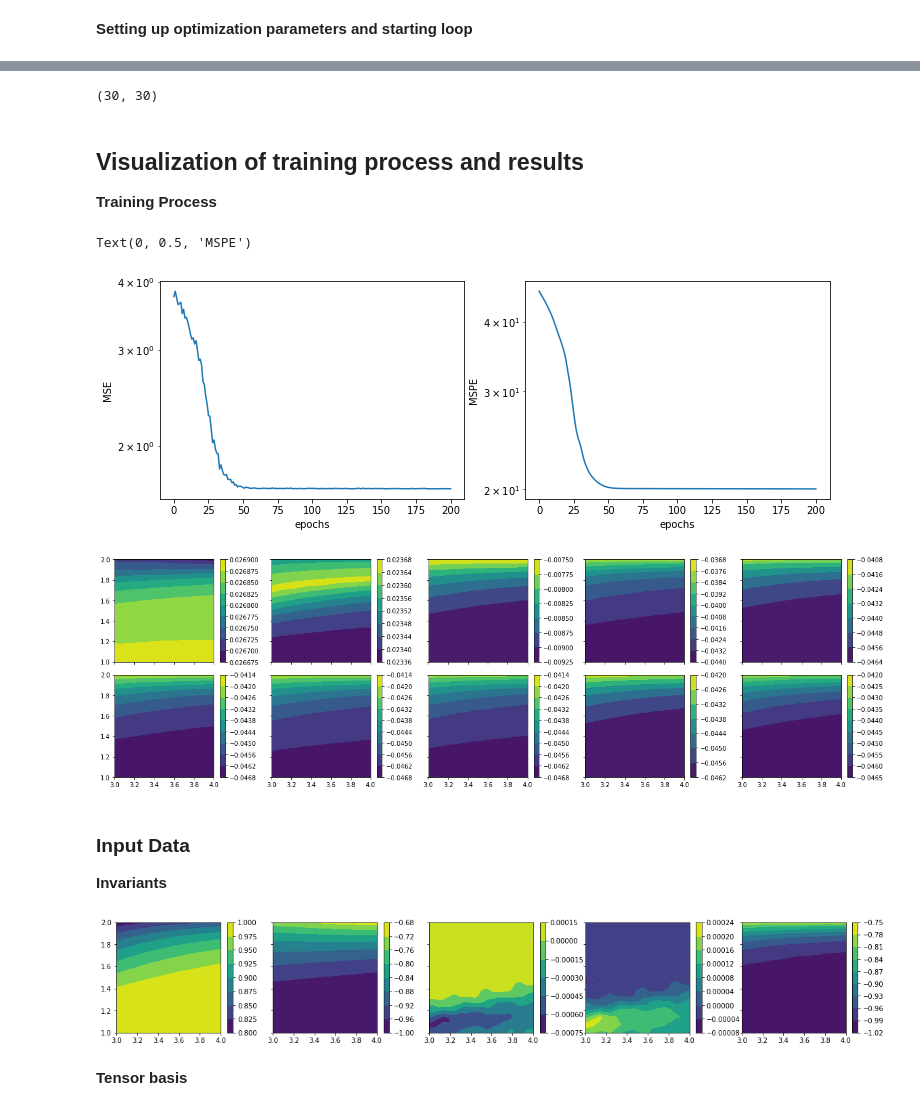
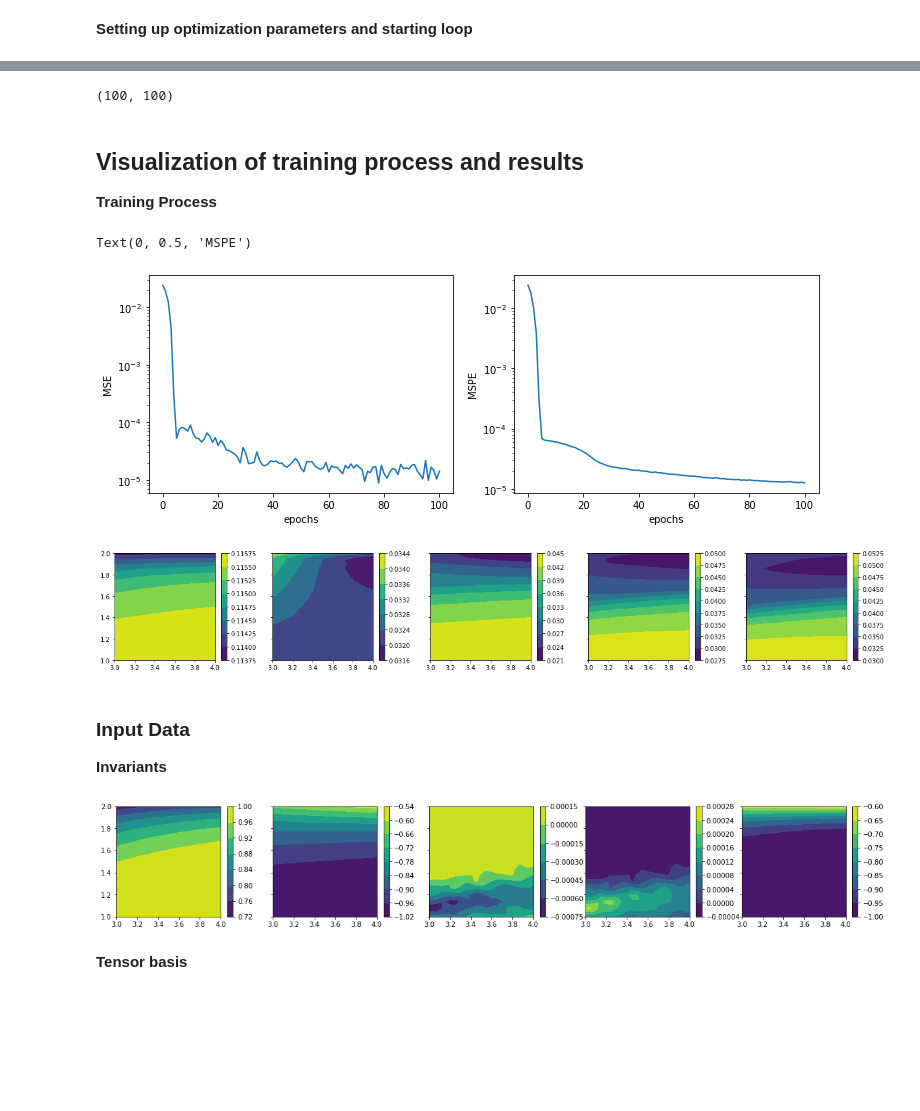
Before and after one commit to leonrccs/data_driven_rans, a Jupyter notebook: notebooks/neural_network_trial.ipynb, the cells around one changed output, grey strips where cells are left out. Cells and saved outputs as stored; diff of their text form; code cells hidden in the pictures; blank space fills up the shorter version.

```diff
--- a/notebooks/neural_network_trial.ipynb
+++ b/notebooks/neural_network_trial.ipynb
@@ -219,7 +219,7 @@ class TBNN(torch.nn.Module):
 # %%
 # create model instance
 model = TBNN(D_in, H, D_out).double()
-loss_fn = torch.nn.MSELoss(reduction='sum')
+loss_fn = torch.nn.MSELoss()  # reduction='sum')
 
 # reshape b tensor in case of own NN
 b = b.flatten(1) #.float()
@@ -227,7 +227,7 @@ b.requires_grad = False
 
 # split data into training and test data. set random_state to ensure getting same dataset for debugging
 inv_train, inv_val, T_train, T_val, b_train, b_val = train_test_split(inv_scaled, T, b,
-                                                                         test_size=240, random_state=42)
+                                                                         test_size=240, random_state=41)
 inv_train.requires_grad=True
 
 ## L2 regularization
@@ -249,7 +249,7 @@ learning_rate = 5e-6
 optimizer = torch.optim.Adam(model.parameters(), lr=learning_rate) # model / model.parameters() NN.turb_nn.parameters()
 # niters = 10000 # int(100/learning_rate)
 batchsize = 20
-nepochs = 200
+nepochs = 100
 # %%
 # better implementation of mini batching with disjoint mini batches
 
@@ -326,9 +321,9 @@ Epoch: 180, Training loss: 1.672171, Validation loss 20.045726
 # %%
 # save G for later usage
 # torch.save(G, 'tensor_data/G_10000_1e-5_tanh.th')
-G.detach().numpy()[1,:,0].reshape(30,30).shape
+G.detach().numpy()[1,:,0].reshape(100,100).shape
 # %% [output]
-(30, 30)
+(100, 100)
 # %% [markdown]
 ## Visualization of training process and results
 
@@ -346,19 +341,19 @@ ax[1].set_xlabel(r'epochs')
 ax[1].set_ylabel(r'MSPE')
 # %% [output]
 Text(0, 0.5, 'MSPE')
-[figure, old version]
+[figure, new version]
 # %%
 # Output of NN (G)
 # Make grid for contour plots
-fig, axs = plt.subplots(2, 5, figsize=(18,5.5), sharex=True, sharey=True, tight_layout=True)
-grid_x, grid_y = np.mgrid[3.:4.:30j, 1.:2.:30j]
+fig, axs = plt.subplots(1, 5, figsize=(18,3), sharex=True, sharey=True, tight_layout=True)
+grid_x, grid_y = np.mgrid[3.:4.:100j, 1.:2.:100j]
 
 # loop through all saved states of G
 for i,ax in enumerate(axs.flat):
-    G_plt = ax.contourf(grid_x, grid_y, G.detach().numpy()[i,:,1].reshape(30,30))
+    G_plt = ax.contourf(grid_x, grid_y, G.detach().numpy()[i,:,1].reshape(100,100))
     fig.colorbar(G_plt, ax=ax)
 # %% [output]
-[figure, old version]
+[figure, new version]
 # %% [markdown]
 ### Input Data
 
@@ -374,7 +369,7 @@ for i in range(5):
     inv_plt = axs.flat[i].contourf(grid_x, grid_y, grid_inv)
     fig.colorbar(inv_plt, ax=axs.flat[i])
 # %% [output]
-[figure, old version]
+[figure, new version]
 # %% [markdown]
 **Tensor basis**
 # %%
```
Also changed, not shown: parts of 2 cells of this notebook, 1 other file.
